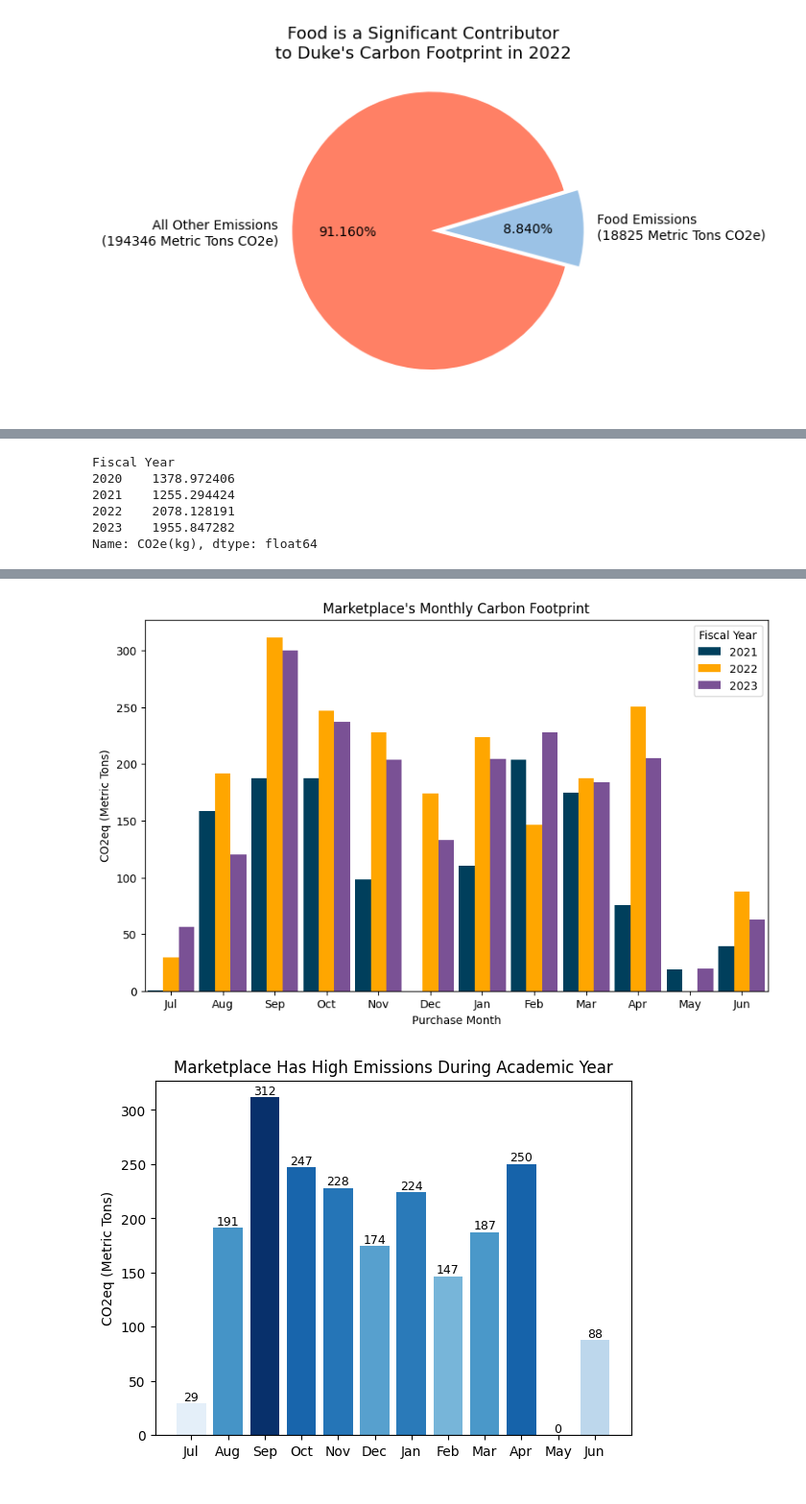
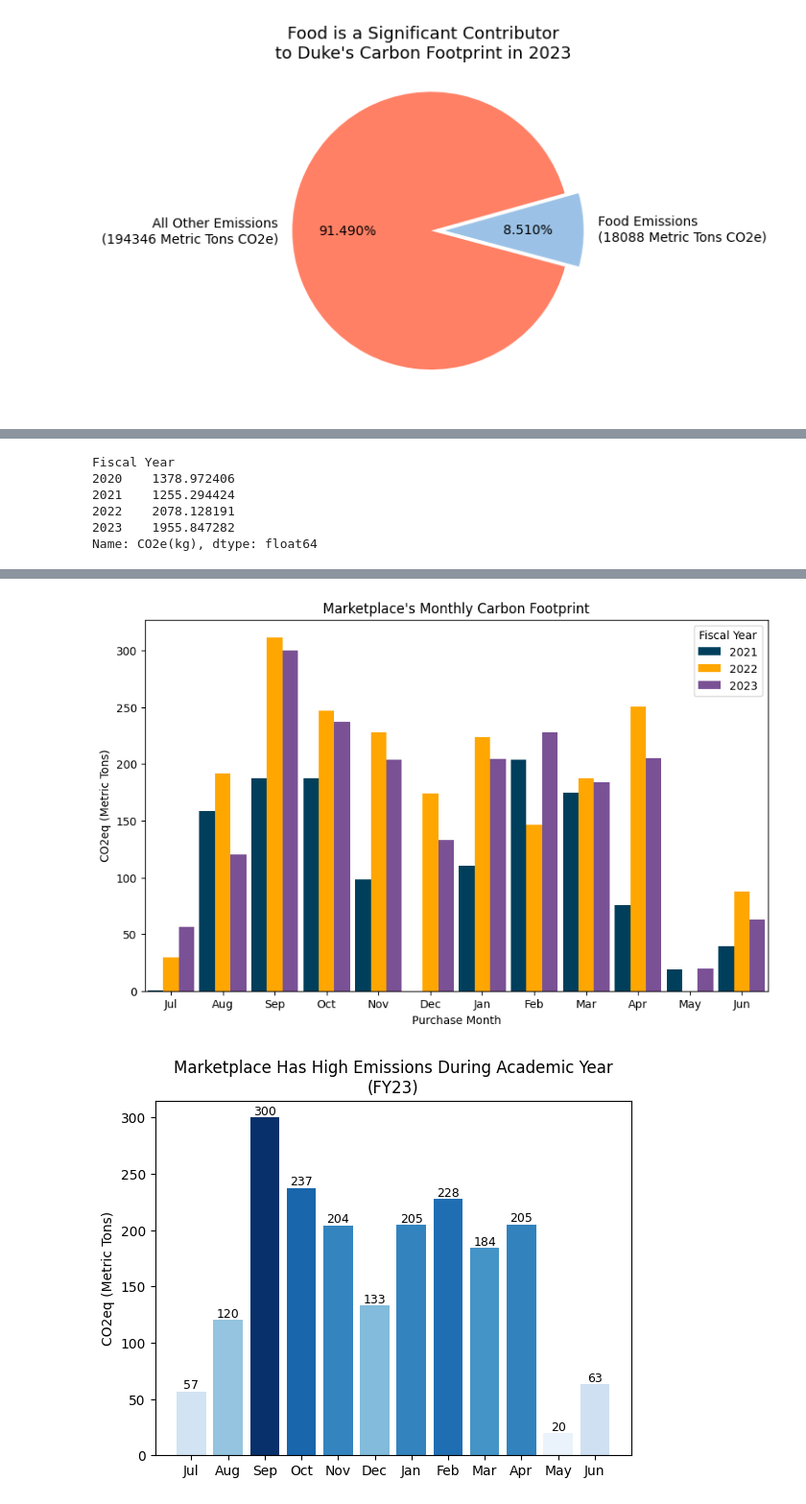
Before and after one commit to ethansong206/Climate-Plus-Project, a Jupyter notebook: DataCleaning.ipynb, the cells around one changed output, grey strips where cells are left out. Shown: that part at 96% size. Saved outputs shown, nothing was run; the diff lists cells and outputs as text; code cells hidden in the pictures.

```diff
--- a/DataCleaning.ipynb
+++ b/DataCleaning.ipynb
@@ -884,15 +1008,15 @@ plt.show()
 # %%
 #@title Visualize Total Food Emissions
-data = [8.84, 91.16]
+data = [8.51, 91.49]
 explode = [0.1, 0]
-keys = ['Food Emissions\n(18825 Metric Tons CO2e)', \
+keys = ['Food Emissions\n(18088 Metric Tons CO2e)', \
         'All Other Emissions\n(194346 Metric Tons CO2e)']
 
 colors = ["#9BC2E6", "#FF8065"]
 
 plt.pie(data, labels=keys, colors=colors, autopct='%.3f%%', \
         explode = explode, startangle = -15)
-plt.suptitle('Food is a Significant Contributor\nto Duke\'s Carbon Footprint in 2022',
+plt.suptitle('Food is a Significant Contributor\nto Duke\'s Carbon Footprint in 2023',
              y = .95, fontsize = 13)
 
 plt.show()
@@ -987,37 +1140,37 @@ plt.xticks(bar_positions, purchase_months)
 month_names = [calendar.month_abbr[month] for month in purchase_months]
 plt.xticks(bar_positions, month_names)
 plt.show()
 
-#Monthly Emissions Visualization, 2022 only
+#Monthly Emissions Visualization, 2023 only
 fig_mp3, ax_mp3 = plt.subplots()
-counts_mp3 = (df_marketplace[df_marketplace['Fiscal Year'] == '2022'].groupby('Purchase Month')['CO2e(kg)'].sum() / 1000)
+counts_mp3 = (df_marketplace[df_marketplace['Fiscal Year'] == '2023'].groupby('Purchase Month')['CO2e(kg)'].sum() / 1000)
 bars_mp3 = ax_mp3.bar(purchase_months, counts_mp3, color=cm.Blues(counts_mp3 / counts_mp3.max()))  # Using the 'Reds' colormap
 ax_mp3.set_ylabel('CO2eq (Metric Tons)')
-ax_mp3.set_title('Marketplace Has High Emissions During Academic Year')
+ax_mp3.set_title('Marketplace Has High Emissions During Academic Year\n(FY23)')
 ax_mp3.bar_label(bars_mp3, fmt='{:,.0f}', fontsize=9)
 month_names = [calendar.month_abbr[month] for month in purchase_months]
 bar_positions = [pos + 1 for pos in range(len(purchase_months))]
 plt.xticks(bar_positions, month_names)
 plt.show()
 
-#Monthly Purchases Visualization, 2022 only
+#Monthly Purchases Visualization, 2023 only
 fig_mp4, ax_mp4 = plt.subplots()
-counts_mp4 = (df_marketplace[df_marketplace['Fiscal Year'] == '2022'].groupby('Purchase Month')['CO2e(kg)'].count())
+counts_mp4 = (df_marketplace[df_marketplace['Fiscal Year'] == '2023'].groupby('Purchase Month')['CO2e(kg)'].count())
 bars_mp4 = ax_mp4.bar(purchase_months, counts_mp4, color=cm.Blues(counts_mp4 / counts_mp4.max()))  # Using the 'Reds' colormap
 ax_mp4.set_ylabel('Number of Purchases')
-ax_mp4.set_title('Marketplace Purchases Large Amount During Academic Year')
+ax_mp4.set_title('Marketplace Purchases Large Amount During Academic Year\n(FY23)')
 ax_mp4.bar_label(bars_mp4, fmt='{:,.0f}', fontsize=9)
 month_names = [calendar.month_abbr[month] for month in purchase_months]
 bar_positions = [pos + 1 for pos in range(len(purchase_months))]
 plt.xticks(bar_positions, month_names)
 plt.show()
 # %% [output]
 Fiscal Year
 2020    1378.972406
 2021    1255.294424
 2022    2078.128191
 2023    1955.847282
 Name: CO2e(kg), dtype: float64
 [figure]
 [figure]
-[figure, old version]
+[figure, new version]
```
Also changed, not shown: parts of 17 cells of this notebook.
